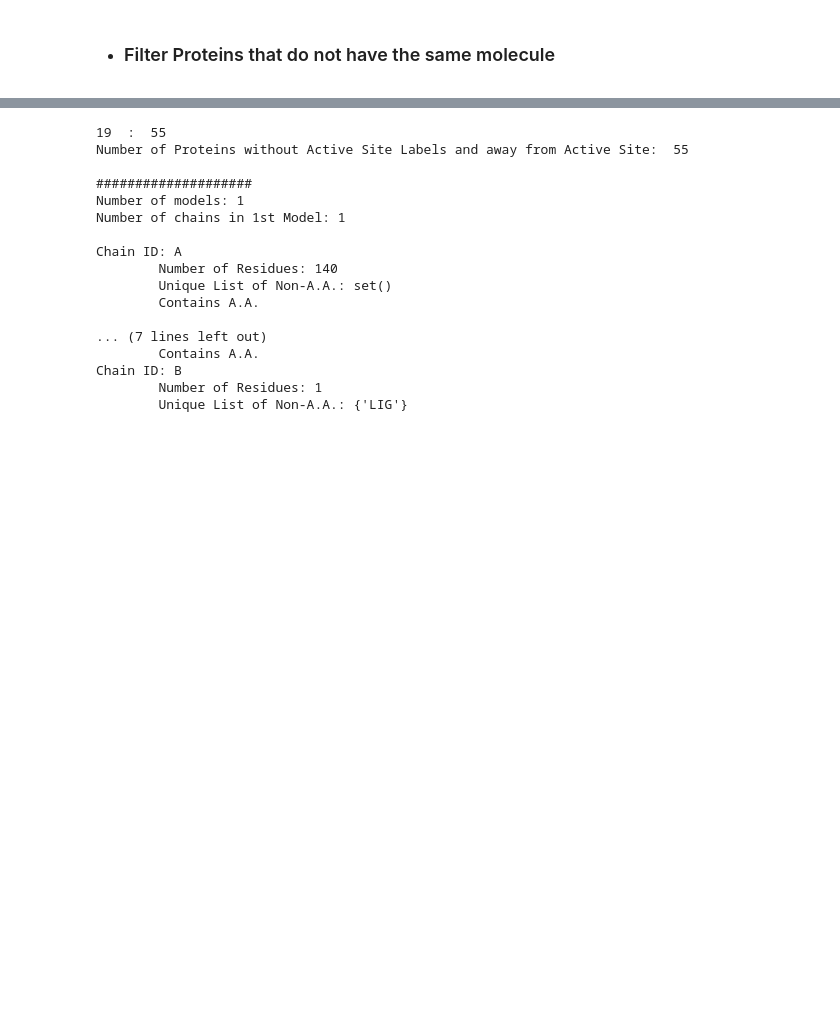
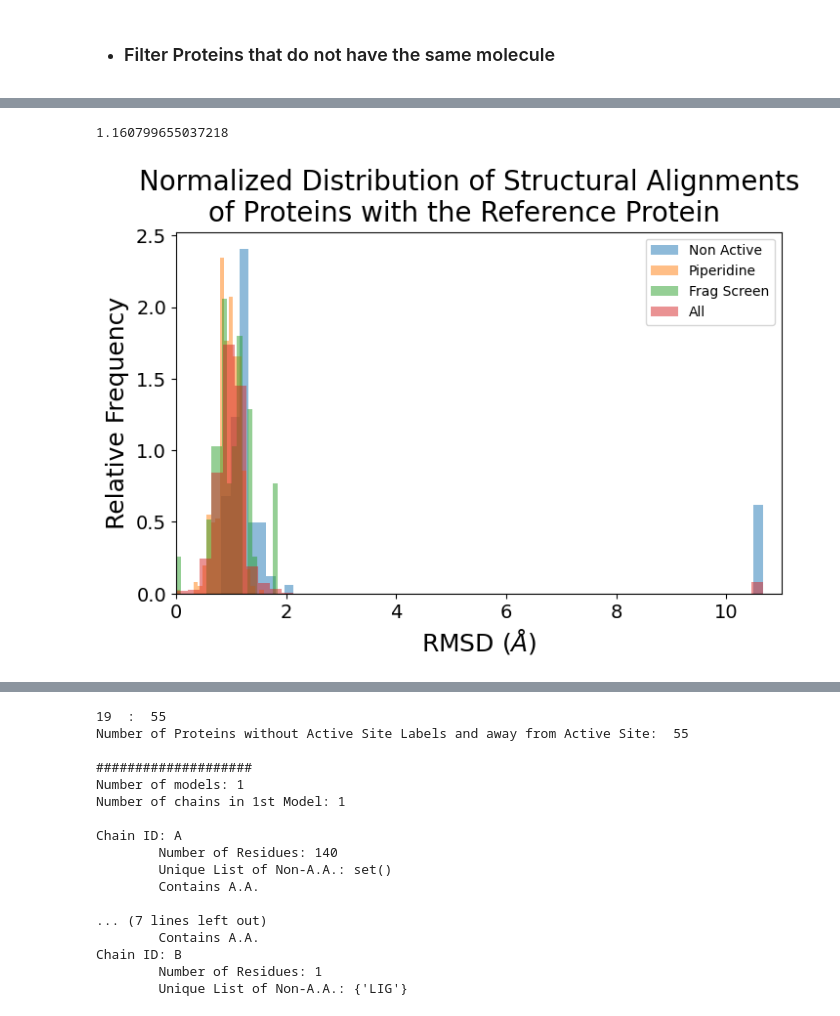
Before and after one commit to xchem/xaidar, a Jupyter notebook: notebooks/tasks/ev2a/fragalysis/03.2-conf_bfactor_dif.ipynb, the cells around one changed output, grey strips where cells are left out. Drawn from its saved outputs; the diff is of its cells as text; code cells hidden in the pictures; blank space fills up the shorter version.

```diff
--- a/notebooks/tasks/ev2a/fragalysis/03.2-conf_bfactor_dif.ipynb
+++ b/notebooks/tasks/ev2a/fragalysis/03.2-conf_bfactor_dif.ipynb
@@ -202,3 +296,43 @@ for prot, lig in zip(nonactive_prots, nonactive_ligs):
+# %%
+axis_numb_size, leg_size, axis_size, title_size = 14, 16, 18, 20,
+from xaidar.data.molecModels import structAlign
+raw_rmsd = structAlign( ref_prot, nonactive_prots[0]).calc_rmsd().rmsd
+print(  raw_rmsd)
+
+raw_rmsd_logs = []
+for prot in nonactive_prots:
+    raw_rmsd_logs.append( structAlign( ref_prot, prot).calc_rmsd().rmsd )
+
+aligned_rmsd_logs = []
+for prot in aligned_nonactive_prots:
+    aligned_rmsd_logs.append( structAlign( ref_prot, prot).calc_rmsd().rmsd )
+
+import matplotlib.pyplot as plt
+import numpy as np
+
+fig, ax = plt.subplots( 1, figsize = [8, 5], sharex=True, sharey=True )
+for rmsd_logs, label, bin in zip([nonact_raw_rmsd_logs, pip_raw_rmsd_logs,frag_raw_rmsd_logs, all_raw_rmsd_logs ],
+                                              ["Non Active", "Piperidine", "Frag Screen", "All"],
+                                              [60,20,20,50]):
+    ax.hist( rmsd_logs, bins = bin, density = True, label= label, alpha = 0.5)
+    ax.set_xlabel( "RMSD ($\AA$)",  fontsize=axis_size,)
+    ax.set_ylabel("Relative Frequency",  fontsize=axis_size, labelpad=5)
+    ax.tick_params( labelsize=axis_numb_size)
+    # ax.set_title("RMSE for {} Data".format(label))
+    ax.legend( )
+plt.suptitle( "Normalized Distribution of Structural Alignments\nof Proteins with the Reference Protein ",  fontsize= title_size)
+plt.xlim( 0, 11)
+plt.subplots_adjust(
+    hspace=0.1,  # Increase vertical space (e.g., to 50% of subplot height)
+#     wspace=0.3,  # Increase horizontal space (e.g., to 30% of subplot width)
+    top=0.85,     # Leave space at the top for a potential super title
+#     bottom=0.1
+)
+
+plt.show()
+# %% [output]
+1.160799655037218
+[figure, added]
 # %%
 # Get rmsd for proteins and ref protein
 from xaidar.data.molecModels import structAlign
```
Also changed, not shown: parts of 30 cells of this notebook, 16 other files.
